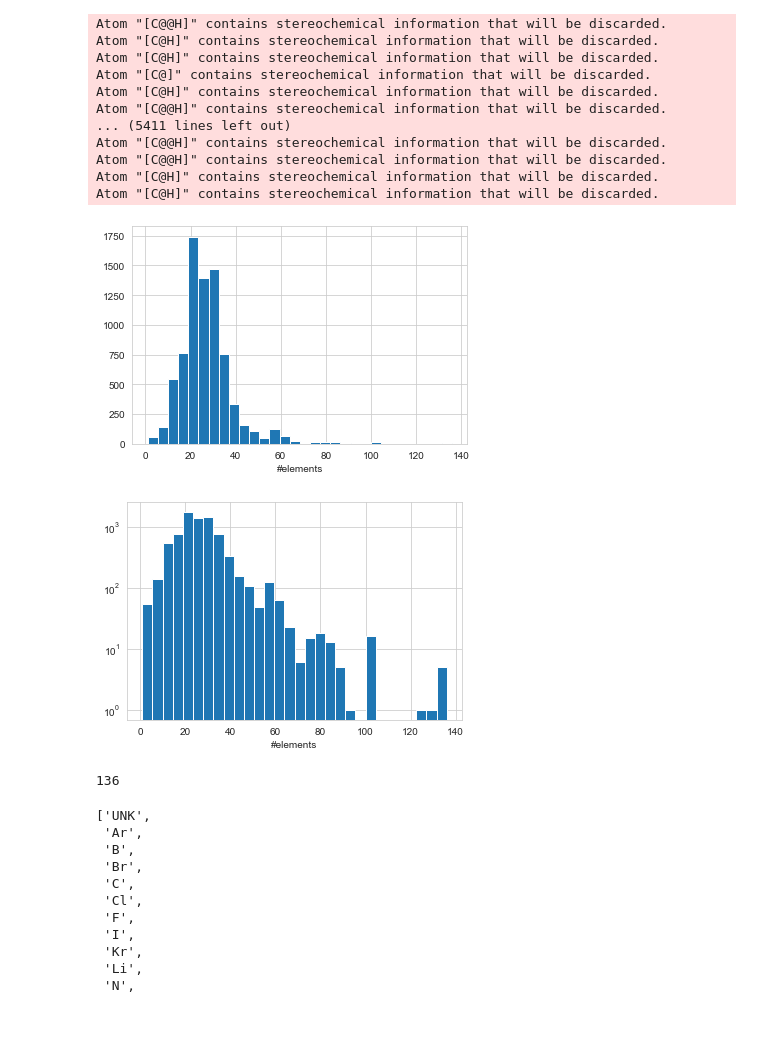
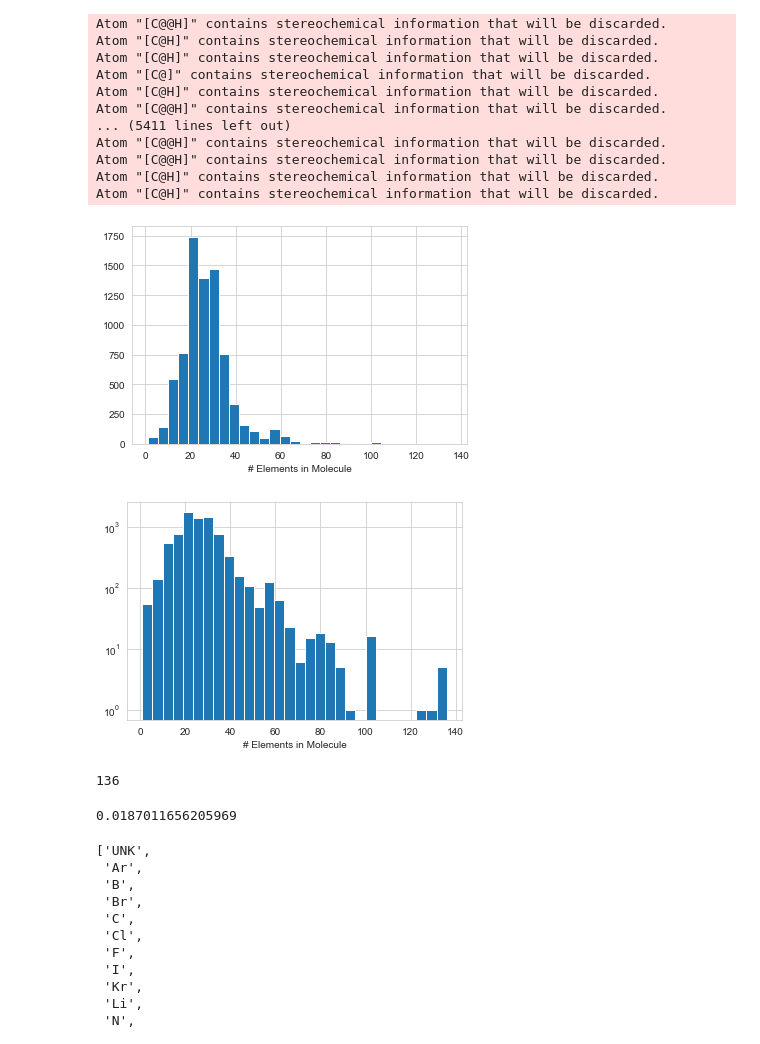
Before and after one commit to peterkarlhuber/pysmiles, a Jupyter notebook: notebooks/workspace.ipynb, the cells around one changed output. Cells and saved outputs as stored; diff of their text form; code cells hidden in the pictures.

```diff
--- a/notebooks/workspace.ipynb
+++ b/notebooks/workspace.ipynb
@@ -72,7 +76,11 @@ None
 | 4 | 5 | schembl614298 | (2s,3s,4s,5r)-6-[[(4r,4ar,7s,7ar,... | CN1CC[C@]23c4c5ccc(OC6O[C@H](C(=O... | 18595497.0 | -2.15 | BBB- | InChI=1S/C23H27NO9/c1-24-7-6-23-1... | NaN | ... |
 # %%
 np.random.seed(345)
-smiles = df.loc[0, 'SMILES']
+idx = 0
+smiles = df.loc[idx, 'SMILES']
 mol = read_smiles(smiles, explicit_hydrogen=True)
+
+plt.figure(figsize=(8, 6))
+plt.title(df.loc[idx, 'compound_name'].title(), fontsize=14, fontweight='bold')
 nx.draw(mol, labels=dict(mol.nodes(data='element')), with_labels=True, font_color='whitesmoke')
 # %% [output]
@@ -122,17 +130,17 @@ Atom "[C@H]" contains stereochemical information that will be discarded.
 # %%
 num_elems = np.array(list(map(lambda elems_i: len(elems_i), elems)))
 
 plt.hist(num_elems, bins=30)
-plt.xlabel('#elements')
+plt.xlabel('# Elements in Molecule')
 plt.show()
 
 plt.hist(num_elems, bins=30)
-plt.xlabel('#elements')
+plt.xlabel('# Elements in Molecule')
 plt.yscale('log')
 plt.show()
 # %% [output]
-[figure, old version]
+[figure, new version]
-[figure, old version]
+[figure, new version]
 # %%
 N = num_elems.max()
 N
@@ -143,3 +149,10 @@ max_len = 90
+# %%
+max_len = 60
+
+num_elems_cut = np.array(list(map(lambda elems_i: len(elems_i) > max_len, elems)))
+num_elems_cut.mean()
+# %% [output]
+0.0187011656205969
 # %%
 vocab = []
 for elems_i in elems:
```
Also changed, not shown: parts of 25 cells of this notebook, 3 other files.
